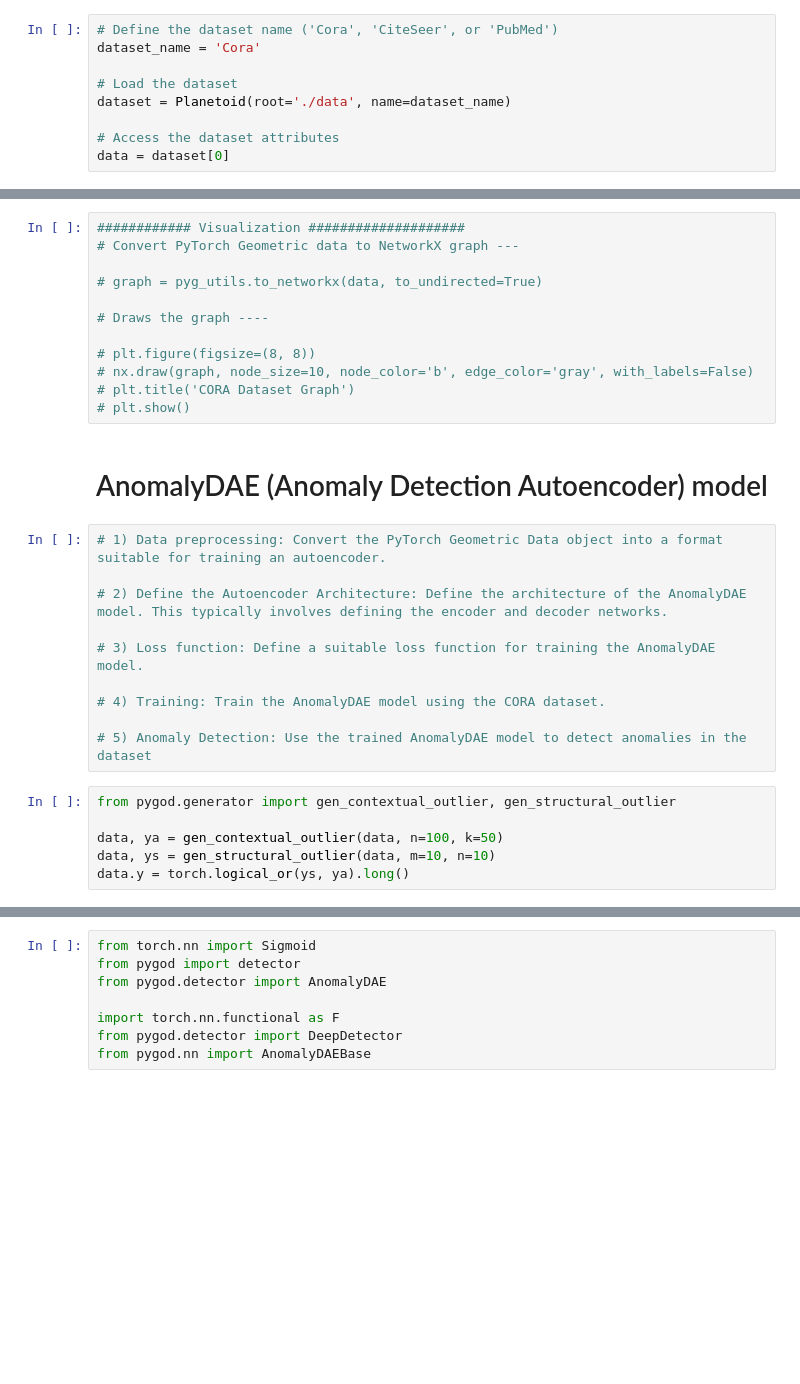
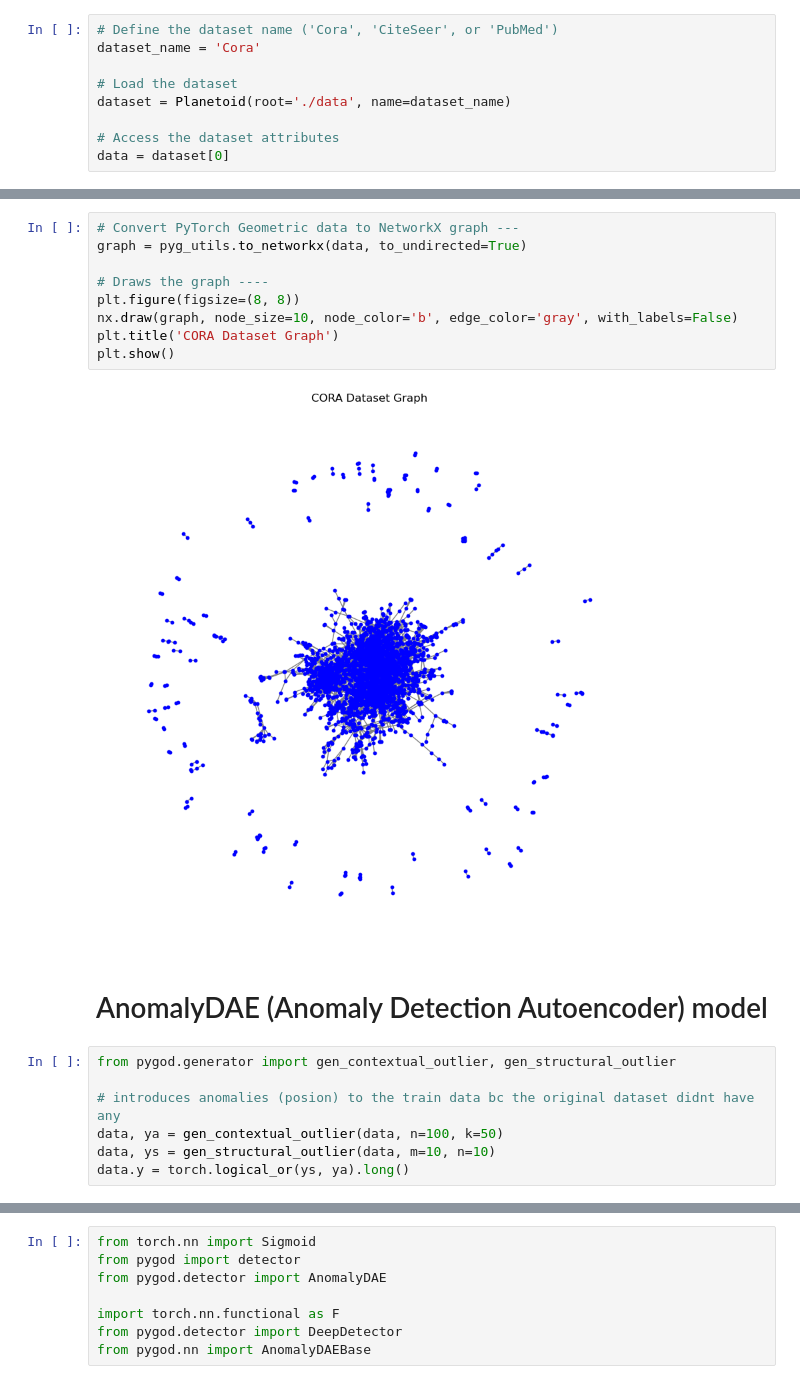
Before and after one commit to Grace-Melchiors/AAU-Dat6-Poison-GAD, a Jupyter notebook: AnomalyDAE/ModelTorch.ipynb, the cells around one changed output, grey strips where cells are left out. Drawn from its saved outputs; the diff is of its cells as text; blank space fills up the shorter version.

```diff
--- a/AnomalyDAE/ModelTorch.ipynb
+++ b/AnomalyDAE/ModelTorch.ipynb
@@ -32,30 +33,20 @@ NameError: name 'data' is not defined
 # %%
-############ Visualization ####################
 # Convert PyTorch Geometric data to NetworkX graph ---
-
-# graph = pyg_utils.to_networkx(data, to_undirected=True)
+graph = pyg_utils.to_networkx(data, to_undirected=True)
 
 # Draws the graph ----
-
-# plt.figure(figsize=(8, 8))
-# nx.draw(graph, node_size=10, node_color='b', edge_color='gray', with_labels=False)
-# plt.title('CORA Dataset Graph')
-# plt.show()
+plt.figure(figsize=(8, 8))
+nx.draw(graph, node_size=10, node_color='b', edge_color='gray', with_labels=False)
+plt.title('CORA Dataset Graph')
+plt.show()
+# %% [output]
+[figure, added]
 # %% [markdown]
 # AnomalyDAE (Anomaly Detection Autoencoder) model
-# %%
-# 1) Data preprocessing: Convert the PyTorch Geometric Data object into a format suitable for training an autoencoder.
-
-# 2) Define the Autoencoder Architecture: Define the architecture of the AnomalyDAE model. This typically involves defining the encoder and decoder networks.
-
-# 3) Loss function: Define a suitable loss function for training the AnomalyDAE model.
-
-# 4) Training: Train the AnomalyDAE model using the CORA dataset.
-
-# 5) Anomaly Detection: Use the trained AnomalyDAE model to detect anomalies in the dataset
 # %%
 from pygod.generator import gen_contextual_outlier, gen_structural_outlier
 
+# introduces anomalies (posion) to the train data bc the original dataset didnt have any
 data, ya = gen_contextual_outlier(data, n=100, k=50)
 data, ys = gen_structural_outlier(data, m=10, n=10)
 data.y = torch.logical_or(ys, ya).long()
```
Also changed, not shown: parts of 7 cells of this notebook, 2 other files.
